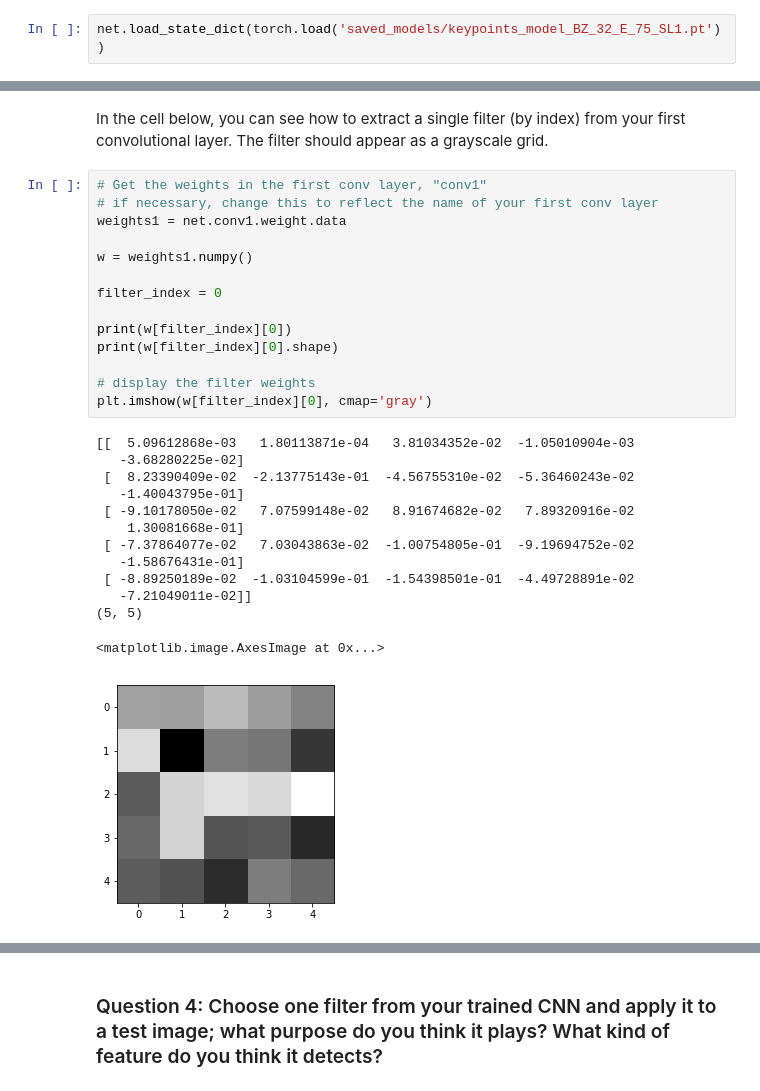
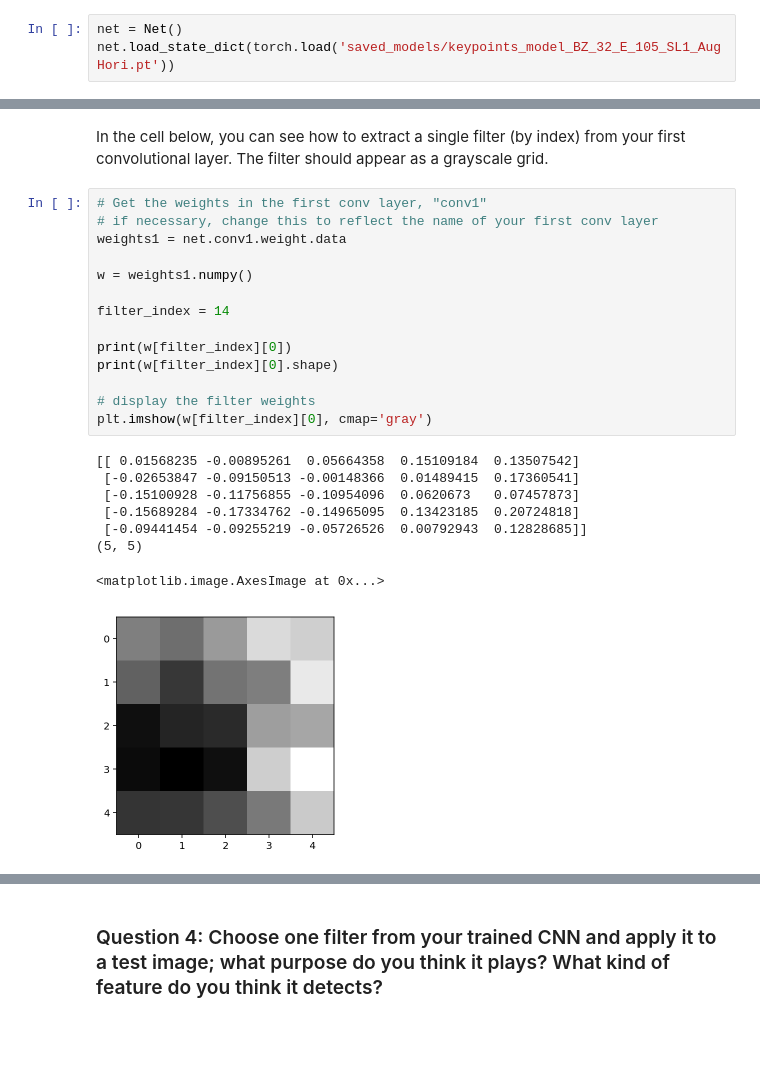
Before and after one commit to jeff-ruby/CVND_P1_Facial_Keypoints, a Jupyter notebook: 2. Define the Network Architecture.ipynb, the cells around one changed output, grey strips where cells are left out. Saved outputs shown, nothing was run; the diff lists cells and outputs as text; blank space fills up the shorter version.

```diff
--- a/2. Define the Network Architecture.ipynb
+++ b/2. Define the Network Architecture.ipynb
@@ -711,5 +709,6 @@ net = Net()
 # %%
-net.load_state_dict(torch.load('saved_models/keypoints_model_BZ_32_E_75_SL1.pt'))
+net = Net()
+net.load_state_dict(torch.load('saved_models/keypoints_model_BZ_32_E_105_SL1_AugHori.pt'))
 # %% [markdown]
 ### Question 1: What optimization and loss functions did you choose and why?
 # %% [markdown]
@@ -739,31 +741,26 @@ In the cell below, you can see how to extract a single filter (by index) from yo
 # %%
 # Get the weights in the first conv layer, "conv1"
 # if necessary, change this to reflect the name of your first conv layer
 weights1 = net.conv1.weight.data
 
 w = weights1.numpy()
 
-filter_index = 0
+filter_index = 14
 
 print(w[filter_index][0])
 print(w[filter_index][0].shape)
 
 # display the filter weights
 plt.imshow(w[filter_index][0], cmap='gray')
 # %% [output]
-[[  5.09612868e-03   1.80113871e-04   3.81034352e-02  -1.05010904e-03
-   -3.68280225e-02]
- [  8.23390409e-02  -2.13775143e-01  -4.56755310e-02  -5.36460243e-02
-   -1.40043795e-01]
- [ -9.10178050e-02   7.07599148e-02   8.91674682e-02   7.89320916e-02
-    1.30081668e-01]
- [ -7.37864077e-02   7.03043863e-02  -1.00754805e-01  -9.19694752e-02
-   -1.58676431e-01]
- [ -8.89250189e-02  -1.03104599e-01  -1.54398501e-01  -4.49728891e-02
-   -7.21049011e-02]]
+[[ 0.01568235 -0.00895261  0.05664358  0.15109184  0.13507542]
+ [-0.02653847 -0.09150513 -0.00148366  0.01489415  0.17360541]
+ [-0.15100928 -0.11756855 -0.10954096  0.0620673   0.07457873]
+ [-0.15689284 -0.17334762 -0.14965095  0.13423185  0.20724818]
+ [-0.09441454 -0.09255219 -0.05726526  0.00792943  0.12828685]]
 (5, 5)
 <matplotlib.image.AxesImage at 0x...>
-[figure, old version]
+[figure, new version]
 # %% [markdown]
 ## Feature maps
 
```
Also changed, not shown: parts of 12 cells of this notebook, 1 other file.
